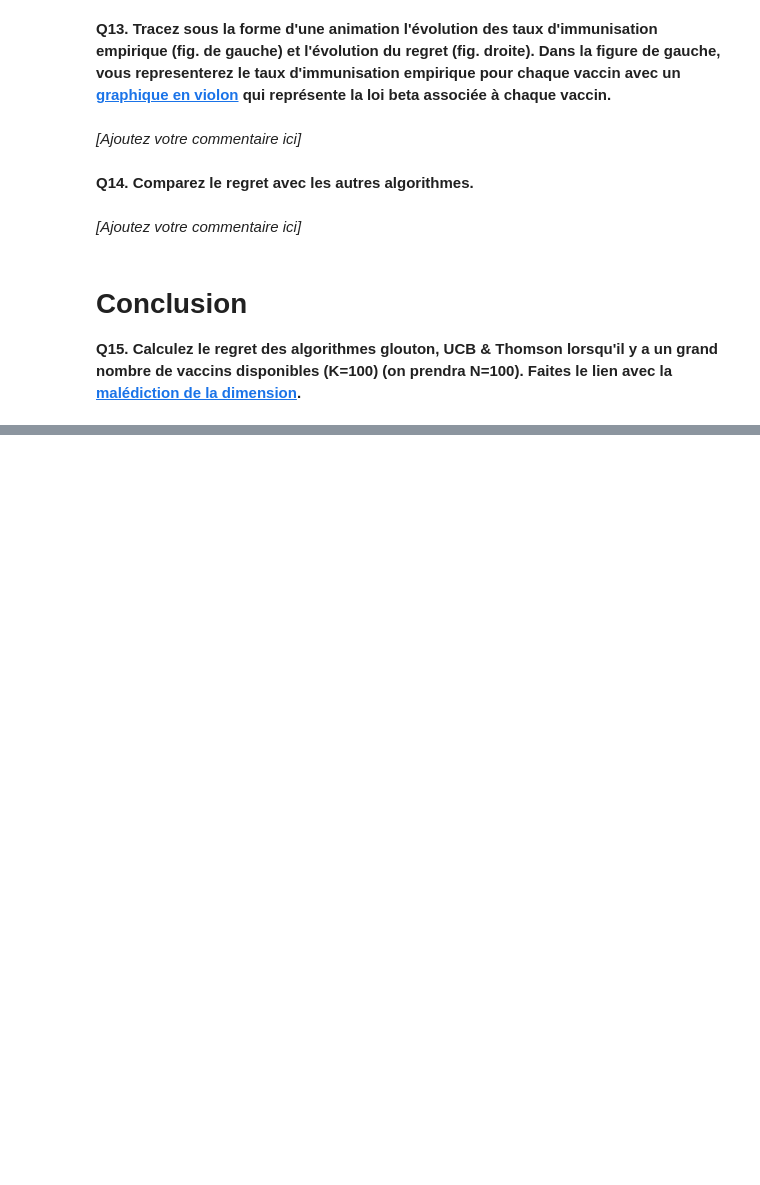
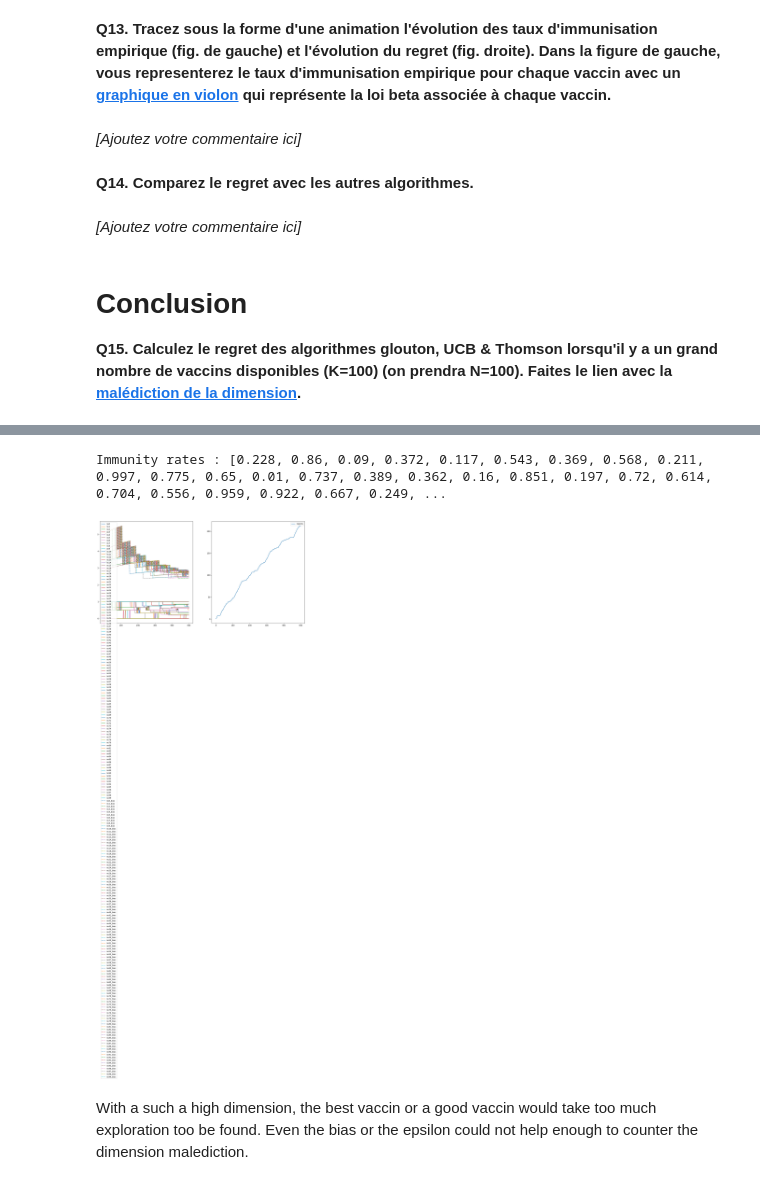
Before and after one commit to Nedartemis/rl-tp1-bandit-manchot, a Jupyter notebook: C1 TP MAB.ipynb, the cells around one changed output, grey strips where cells are left out. Cells and saved outputs as stored; diff of their text form; code cells hidden in the pictures; blank space fills up the shorter version.

```diff
--- a/C1 TP MAB.ipynb
+++ b/C1 TP MAB.ipynb
@@ -395,7 +395,7 @@ def plot_a_simulation(MAB : List[ArmBernoulli], add_bias : bool = False, proba_t
     list_Ris, list_Ris_with_bias, regrets = simulation_update_immune_rate(MAB, n_patients_exploration, n_patients_exploitation, add_bias, proba_take_best_vaccin=proba_take_best_vaccin)
 
     # store Tensor in a dataframe
-    df_Ris = pd.DataFrame(list_Ris, columns=[f"nu{i}" for i in range(MAB)])
+    df_Ris = pd.DataFrame(list_Ris, columns=[f"nu{i}" for i in range(len(MAB))])
     df_Ris_with_bias = pd.DataFrame(list_Ris_with_bias, columns=[f"nu{i}_bias" for i in range(len(MAB))])
     df_regrets = pd.DataFrame(regrets, columns=["regrets"])
 
@@ -710,0 +711,8 @@ ValueError: Shape of passed values is (500, 100), indices imply (500, 5)
+# %%
+# UCB with exploration and with epsilon
+plot_a_simulation(MABs100[0], n_patients_exploration=50, n_patients_exploitation=500, add_bias=True, proba_take_best_vaccin=0.9)
+# %% [output]
+Immunity rates : [0.228, 0.86, 0.09, 0.372, 0.117, 0.543, 0.369, 0.568, 0.211, 0.997, 0.775, 0.65, 0.01, 0.737, 0.389, 0.362, 0.16, 0.851, 0.197, 0.72, 0.614, 0.704, 0.556, 0.959, 0.922, 0.667, 0.249, ...
+[figure, added]
+# %% [markdown]
+With a such a high dimension, the best vaccin or a good vaccin would take too much exploration too be found. Even the bias or the epsilon could not help enough to counter the dimension malediction.
```
Also changed, not shown: parts of 1 cell of this notebook.
